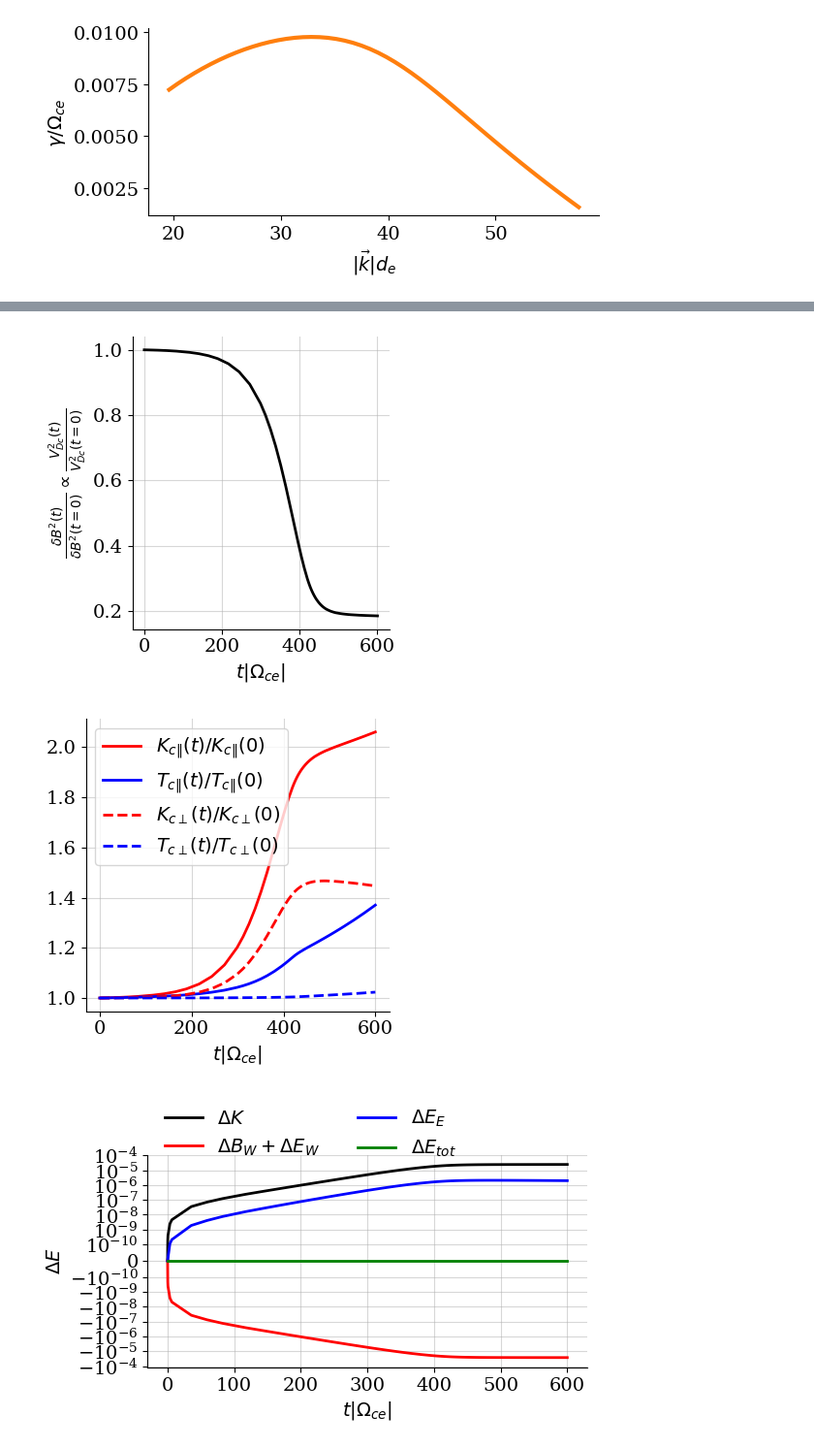
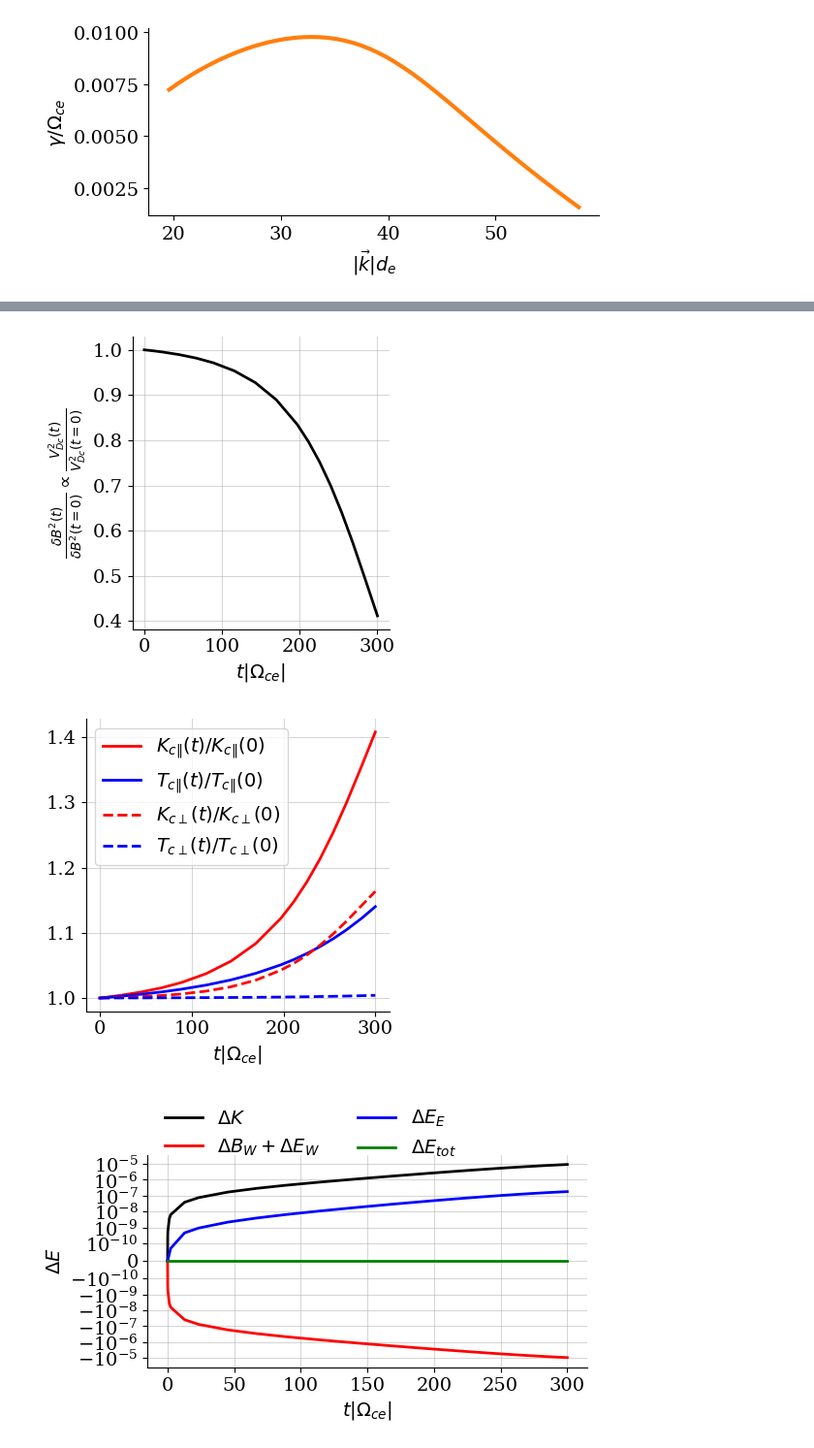
Before and after one commit to opaliss/QLT_whistler, a Jupyter notebook: secondary_waves/electrostatic_oblique_QLT.ipynb, the cells around one changed output, grey strips where cells are left out. Shown: that part at 97% size. Drawn from its saved outputs; the diff is of its cells as text; code cells hidden in the pictures.

```diff
--- a/secondary_waves/electrostatic_oblique_QLT.ipynb
+++ b/secondary_waves/electrostatic_oblique_QLT.ipynb
@@ -55,7 +55,7 @@ k_0 = 1 # d_e
 dB0 = 4e-4 # d_{e}^3 Omega_{ce}^2 m_{e} n_{e}
 
 # max time
-t_max = 600
+t_max = 300
 # %%
 k_perp_ = np.linspace(17, 50, 50)
 k_par_ = np.sqrt((omega_0**2) / (1-omega_0**2))*k_perp_
@@ -201,5 +190,5 @@ plt.grid(alpha=0.5)
 plt.tight_layout()
 plt.savefig("../figs/secondary_QLT/oblique/oblique_magnetic_energy.png", dpi=300, bbox_inches='tight')
 # %% [output]
-[figure, old version]
+[figure, new version]
 # %%
@@ -222,31 +211,31 @@ plt.grid(alpha=0.5)
 plt.tight_layout()
 plt.savefig("../figs/secondary_QLT/oblique/oblique_kinetic_energy_par.png", dpi=300, bbox_inches='tight')
 # %% [output]
-[figure, old version]
+[figure, new version]
 # %%
 fig, ax = plt.subplots(figsize=(6, 4))
 kinetic_energy = result.y[0, :] + 0.5 * result.y[1, :]
 potential_energy = np.sum(result.y[6:, :], axis=0)*dk_perp*dk_par/2/np.pi
-magnetic_energy = (1 + (omega_0/k_0/omega_pe)**2) * result.y[4, :]/4/np.pi
+magnetic_energy = result.y[4, :]/8/np.pi
 total_energy = kinetic_energy + magnetic_energy + potential_energy
 
 ax.plot(result.t, kinetic_energy - kinetic_energy[0], color="black", linewidth=2, label="$\Delta K$")
 ax.plot(result.t, magnetic_energy - magnetic_energy[0], color="red", linewidth=2, label="$\Delta B_{W} + \Delta E_{W}$")
 ax.plot(result.t, potential_energy - potential_energy[0], color="blue", linewidth=2, label="$\Delta E_{E}$")
 ax.plot(result.t, total_energy - total_energy[0], color="green", linewidth=2, label="$\Delta E_{tot}$")
 
 ax.set_yscale("symlog", linthresh=1e-10)
 ax.set_xlabel(r'$t|\Omega_{ce}|$')
 ax.set_ylabel(r'$\Delta E$')
 
 legend = ax.legend(loc='upper left', ncols=2, fancybox=False, shadow=False, fontsize=14, bbox_to_anchor=(0., 1.3))
 legend.get_frame().set_alpha(0)
 
 ax.spines['right'].set_visible(False)
 ax.spines['top'].set_visible(False)
 plt.grid(alpha=0.5)
 plt.tight_layout()
 plt.savefig("../figs/secondary_QLT/energy_conservation_oblique.png", dpi=300, bbox_inches='tight')
 # %% [output]
-[figure, old version]
+[figure, new version]
 # %%
```
Also changed, not shown: parts of 8 cells of this notebook, 1 other file.
